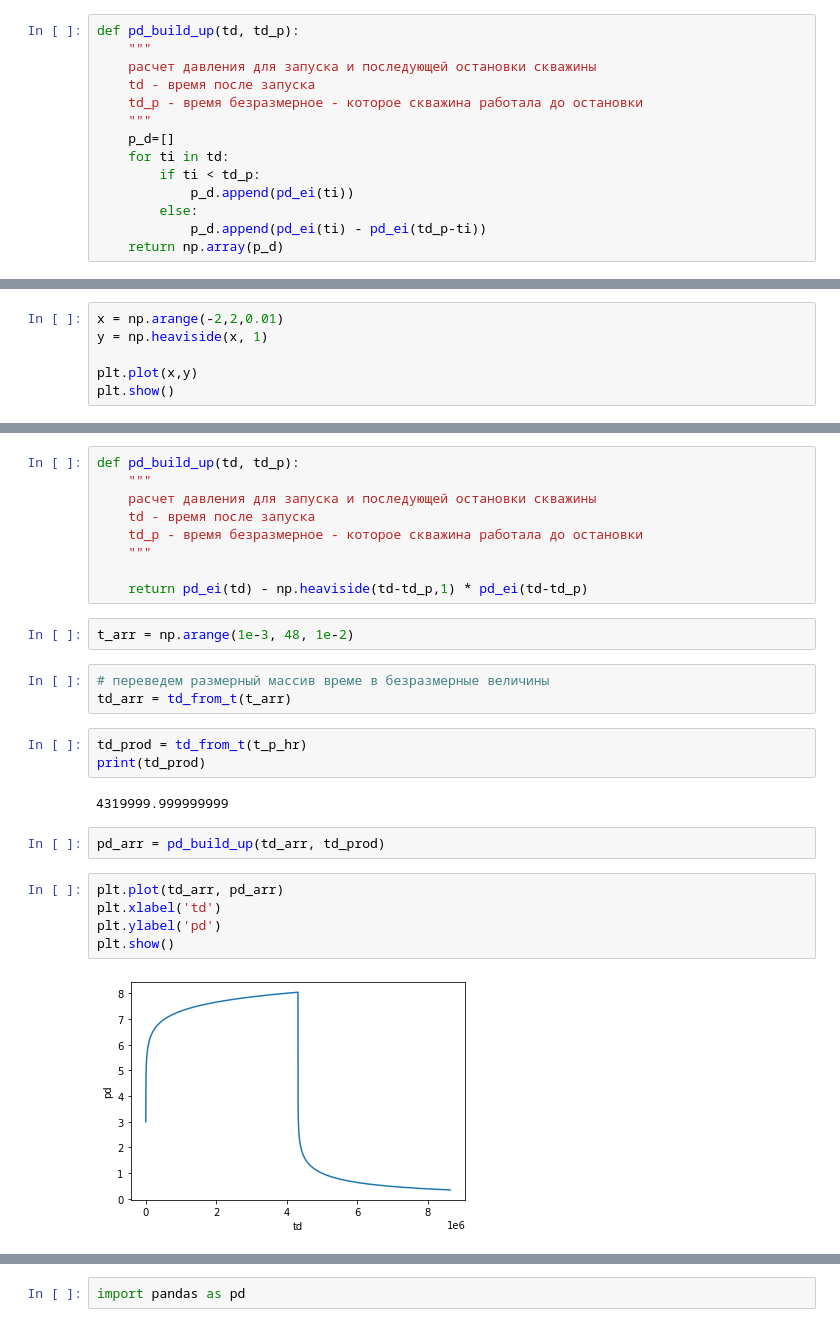
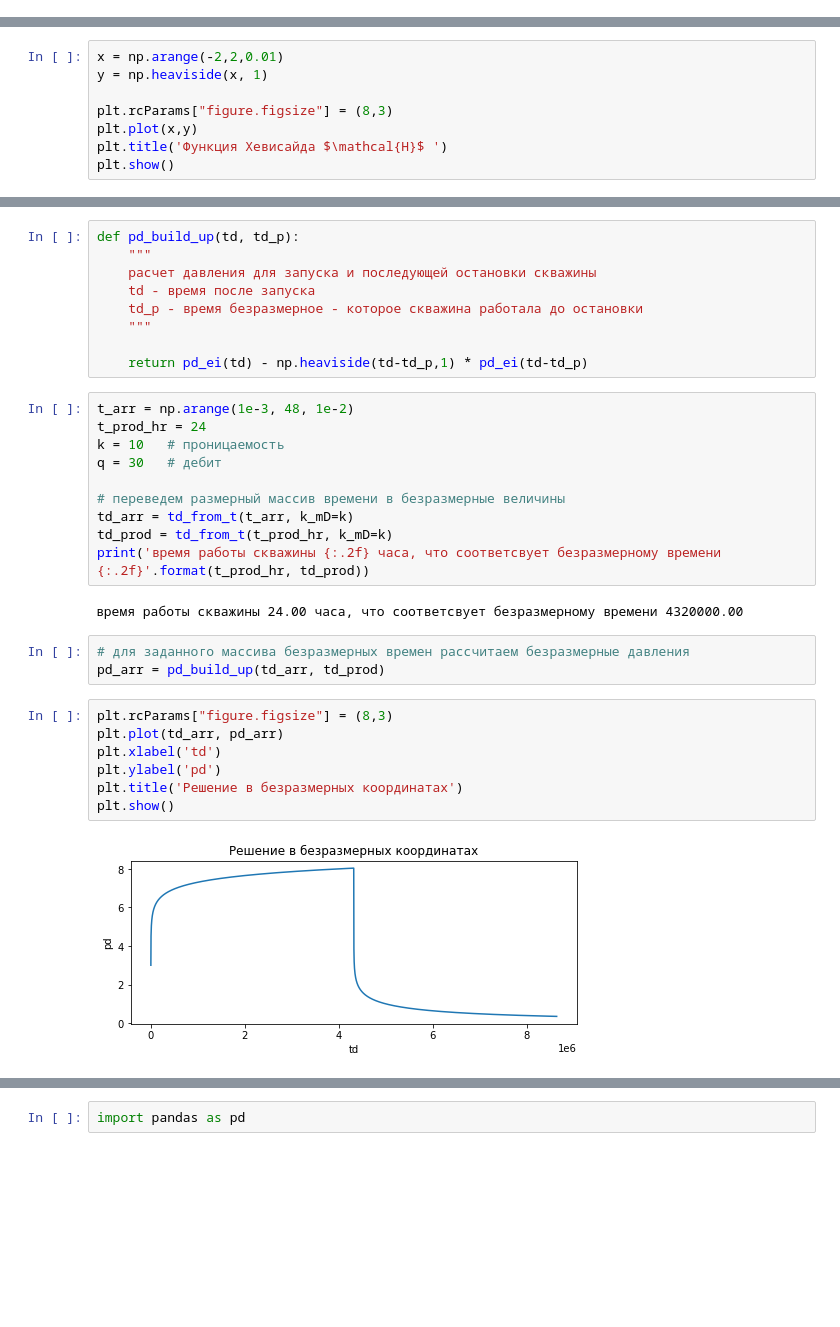
Before and after one commit to khabibullinra/welltest_examples, a Jupyter notebook: jupyter/18_суперпозиция.ipynb, the cells around one changed output, grey strips where cells are left out. Drawn from its saved outputs; the diff is of its cells as text; blank space fills up the shorter version.

```diff
--- a/jupyter/18_суперпозиция.ipynb
+++ b/jupyter/18_суперпозиция.ipynb
@@ -102,14 +42,0 @@ t_p_hr = 24  # время работы скважины
-# %%
-def pd_build_up(td, td_p):
-    """
-    расчет давления для запуска и последующей остановки скважины
-    td - время после запуска
-    td_p - время безразмерное - которое скважина работала до остановки
-    """
-    p_d=[]
-    for ti in td:
-        if ti < td_p:
-            p_d.append(pd_ei(ti))
-        else:
-            p_d.append(pd_ei(ti) - pd_ei(td_p-ti))
-    return np.array(p_d)
@@ -121,6 +64,8 @@ $$ \mathcal{H} = \begin{cases}0 & x < 0\\1 & x = 0\\1 & x > 0\end{cases}$$
 x = np.arange(-2,2,0.01)
 y = np.heaviside(x, 1)
 
+plt.rcParams["figure.figsize"] = (8,3)
 plt.plot(x,y)
+plt.title('Функция Хевисайда $\mathcal{H}$ ')
 plt.show()
 # %% [output]
@@ -134,22 +79,27 @@ def pd_build_up(td, td_p):
     """
 
     return pd_ei(td) - np.heaviside(td-td_p,1) * pd_ei(td-td_p)
-# %%
-t_arr = np.arange(1e-3, 48, 1e-2)
-# %%
-# переведем размерный массив време в безразмерные величины
-td_arr = td_from_t(t_arr)
-# %%
-td_prod = td_from_t(t_p_hr)
-print(td_prod)
-# %% [output]
-4319999.999999999
-# %%
-pd_arr = pd_build_up(td_arr, td_prod)
+# %%
+t_arr = np.arange(1e-3, 48, 1e-2)
+t_prod_hr = 24
+k = 10   # проницаемость
+q = 30   # дебит
+
+# переведем размерный массив времени в безразмерные величины
+td_arr = td_from_t(t_arr, k_mD=k)
+td_prod = td_from_t(t_prod_hr, k_mD=k)
+print('время работы скважины {:.2f} часа, что соответсвует безразмерному времени {:.2f}'.format(t_prod_hr, td_prod))
+# %% [output]
+время работы скважины 24.00 часа, что соответсвует безразмерному времени 4320000.00
+# %%
+# для заданного массива безразмерных времен рассчитаем безразмерные давления
+pd_arr = pd_build_up(td_arr, td_prod)
 # %%
+plt.rcParams["figure.figsize"] = (8,3)
 plt.plot(td_arr, pd_arr)
 plt.xlabel('td')
 plt.ylabel('pd')
+plt.title('Решение в безразмерных координатах')
 plt.show()
 # %% [output]
-[figure, old version]
+[figure, new version]
```
Also changed, not shown: parts of 25 cells of this notebook.
